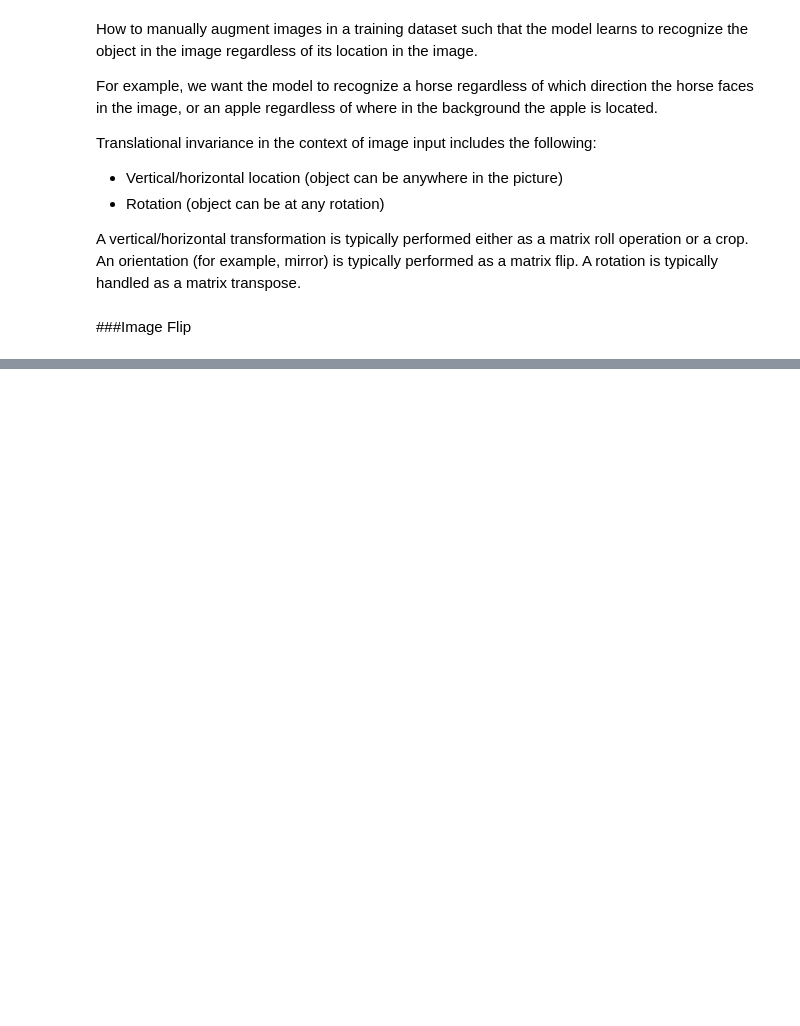
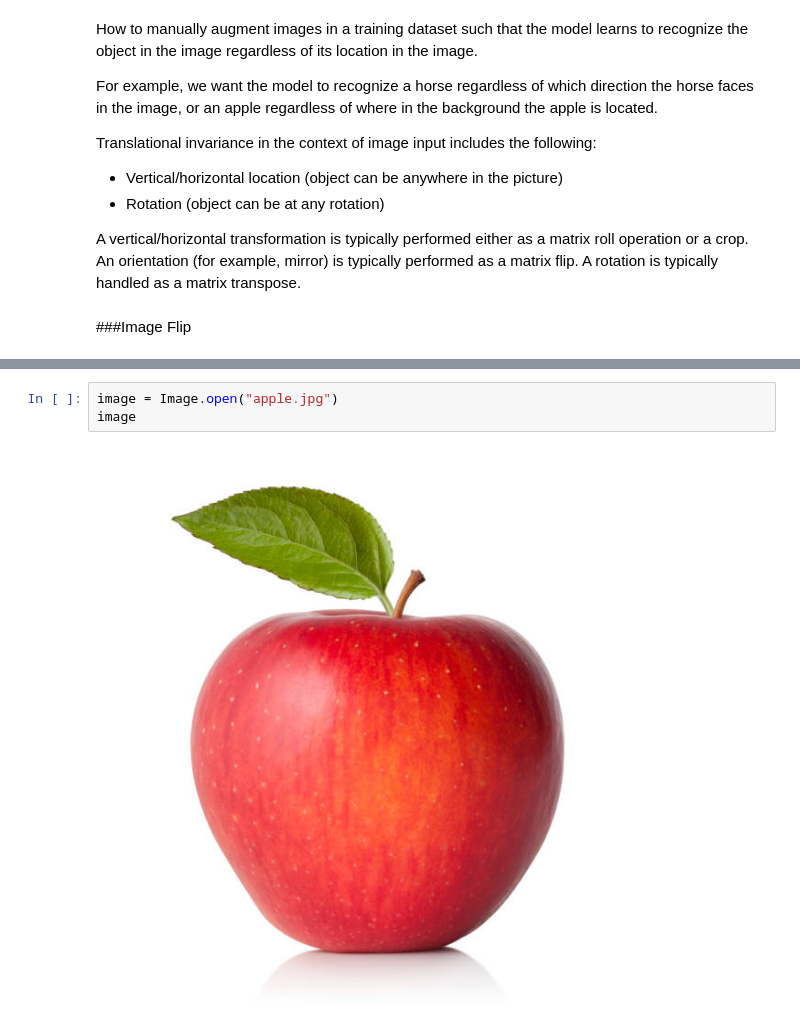
Before and after one commit to rahiakela/computer-vision-research-and-practice, a Jupyter notebook: deep-learning-patterns-and-practices/4-training-fundamentals/invariance_fundamentals.ipynb, the cells around one changed output, grey strips where cells are left out. Drawn from its saved outputs; the diff is of its cells as text; blank space fills up the shorter version.

```diff
--- a/deep-learning-patterns-and-practices/4-training-fundamentals/invariance_fundamentals.ipynb
+++ b/deep-learning-patterns-and-practices/4-training-fundamentals/invariance_fundamentals.ipynb
@@ -82,0 +86,5 @@ Let’s start by showing how to flip an image by using the popular imaging libra
+# %%
+image = Image.open("apple.jpg")
+image
+# %% [output]
+[figure, added]
```
Also changed, not shown: parts of 15 cells of this notebook.
